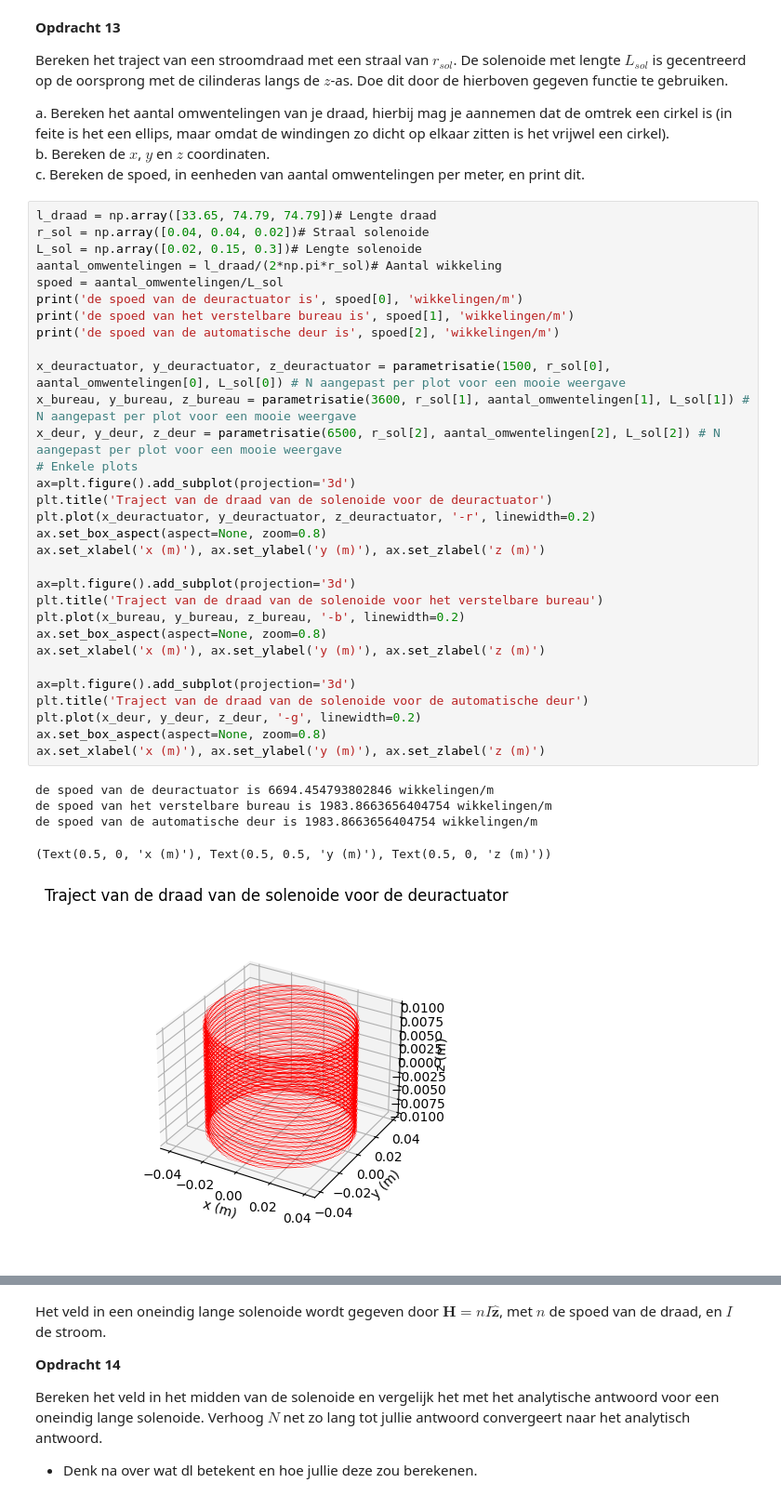
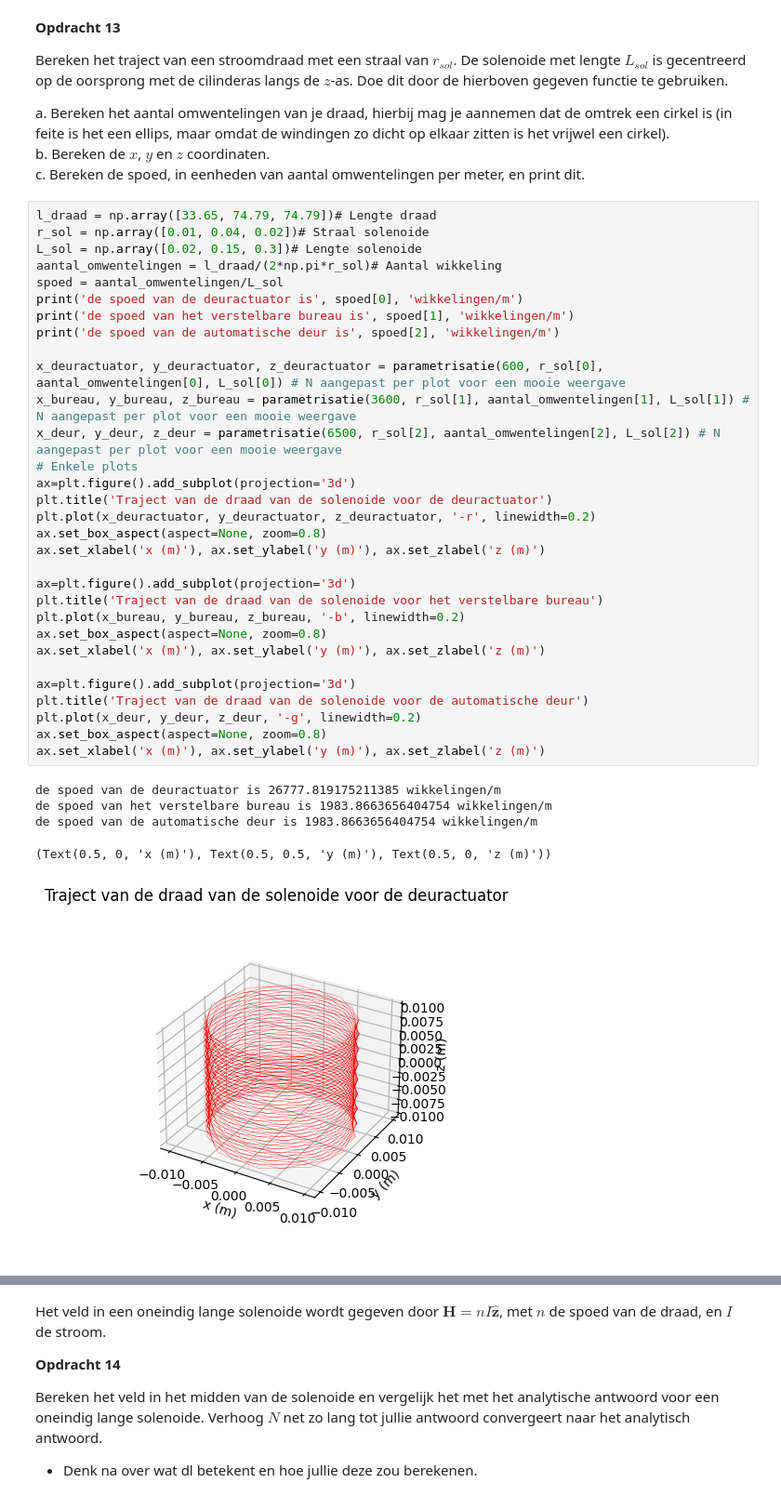
Before and after one commit to luckykat07/opdrachten-DEF-D_LE, a Jupyter notebook: DigitaleOntwerpopdrachten/2KrachtactuatorOpdracht/KrachtactuatorOpdracht.ipynb, the cells around one changed output, grey strips where cells are left out. Shown at 93% size. Cells and saved outputs as stored; diff of their text form.

```diff
--- a/DigitaleOntwerpopdrachten/2KrachtactuatorOpdracht/KrachtactuatorOpdracht.ipynb
+++ b/DigitaleOntwerpopdrachten/2KrachtactuatorOpdracht/KrachtactuatorOpdracht.ipynb
@@ -403,41 +404,41 @@ b. Bereken de $x$, $y$ en $z$ coordinaten.\
 c. Bereken de spoed, in eenheden van aantal omwentelingen per meter, en print dit.
 # %%
 l_draad = np.array([33.65, 74.79, 74.79])# Lengte draad
-r_sol = np.array([0.04, 0.04, 0.02])# Straal solenoide
+r_sol = np.array([0.01, 0.04, 0.02])# Straal solenoide
 L_sol = np.array([0.02, 0.15, 0.3])# Lengte solenoide
 aantal_omwentelingen = l_draad/(2*np.pi*r_sol)# Aantal wikkeling
 spoed = aantal_omwentelingen/L_sol
 print('de spoed van de deuractuator is', spoed[0], 'wikkelingen/m')
 print('de spoed van het verstelbare bureau is', spoed[1], 'wikkelingen/m')
 print('de spoed van de automatische deur is', spoed[2], 'wikkelingen/m')
 
-x_deuractuator, y_deuractuator, z_deuractuator = parametrisatie(1500, r_sol[0], aantal_omwentelingen[0], L_sol[0]) # N aangepast per plot voor een mooie weergave
+x_deuractuator, y_deuractuator, z_deuractuator = parametrisatie(600, r_sol[0], aantal_omwentelingen[0], L_sol[0]) # N aangepast per plot voor een mooie weergave
 x_bureau, y_bureau, z_bureau = parametrisatie(3600, r_sol[1], aantal_omwentelingen[1], L_sol[1]) # N aangepast per plot voor een mooie weergave
 x_deur, y_deur, z_deur = parametrisatie(6500, r_sol[2], aantal_omwentelingen[2], L_sol[2]) # N aangepast per plot voor een mooie weergave
 # Enkele plots
 ax=plt.figure().add_subplot(projection='3d')
 plt.title('Traject van de draad van de solenoide voor de deuractuator')
 plt.plot(x_deuractuator, y_deuractuator, z_deuractuator, '-r', linewidth=0.2)
 ax.set_box_aspect(aspect=None, zoom=0.8)
 ax.set_xlabel('x (m)'), ax.set_ylabel('y (m)'), ax.set_zlabel('z (m)')
 
 ax=plt.figure().add_subplot(projection='3d')
 plt.title('Traject van de draad van de solenoide voor het verstelbare bureau')
 plt.plot(x_bureau, y_bureau, z_bureau, '-b', linewidth=0.2)
 ax.set_box_aspect(aspect=None, zoom=0.8)
 ax.set_xlabel('x (m)'), ax.set_ylabel('y (m)'), ax.set_zlabel('z (m)')
 
 ax=plt.figure().add_subplot(projection='3d')
 plt.title('Traject van de draad van de solenoide voor de automatische deur')
 plt.plot(x_deur, y_deur, z_deur, '-g', linewidth=0.2)
 ax.set_box_aspect(aspect=None, zoom=0.8)
 ax.set_xlabel('x (m)'), ax.set_ylabel('y (m)'), ax.set_zlabel('z (m)')
 # %% [output]
-de spoed van de deuractuator is 6694.454793802846 wikkelingen/m
+de spoed van de deuractuator is 26777.819175211385 wikkelingen/m
 de spoed van het verstelbare bureau is 1983.8663656404754 wikkelingen/m
 de spoed van de automatische deur is 1983.8663656404754 wikkelingen/m
 (Text(0.5, 0, 'x (m)'), Text(0.5, 0.5, 'y (m)'), Text(0.5, 0, 'z (m)'))
-[figure, old version]
+[figure, new version]
 [figure]
 [figure]
 # %% [markdown]
```
Also changed, not shown: parts of 6 cells of this notebook.
